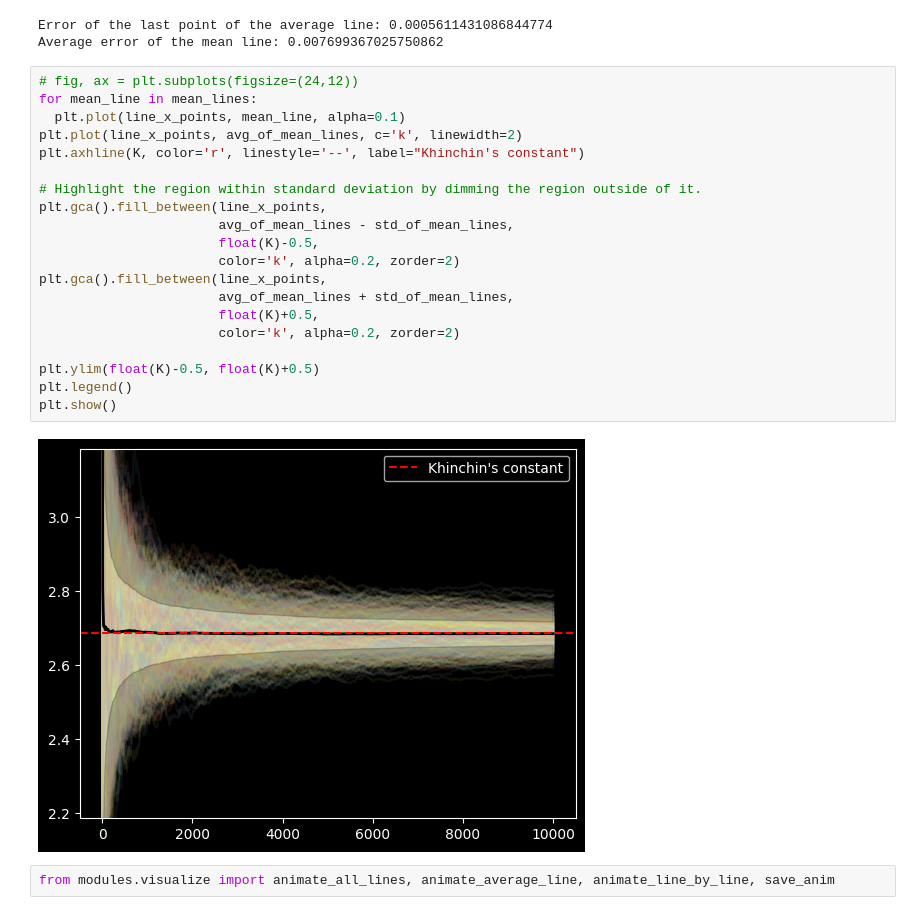
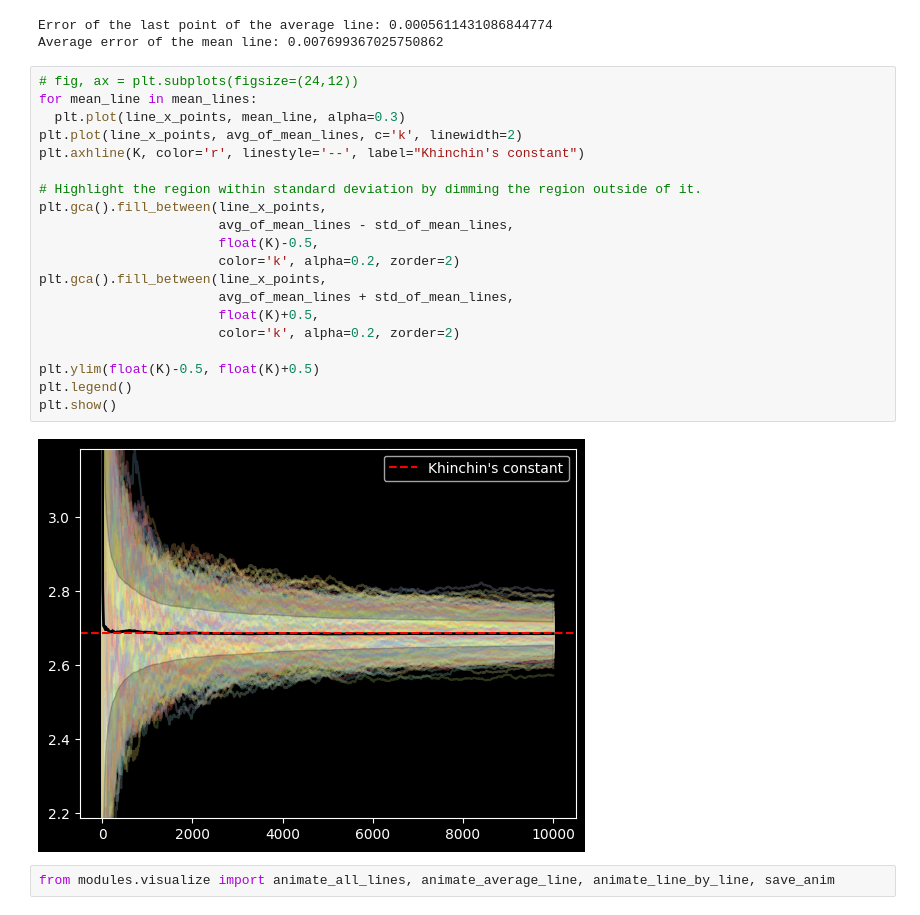
Before and after one commit to Jwalin1/Continued-Fractions, a Jupyter notebook: notebooks/Khinchin_s_constant.ipynb, the cells around one changed output. Drawn from its saved outputs; the diff is of its cells as text.

Commit message:
updated std visualization

```diff
--- a/notebooks/Khinchin_s_constant.ipynb
+++ b/notebooks/Khinchin_s_constant.ipynb
@@ -167,25 +167,25 @@ Average error of the mean line: 0.007699367025750862
 # %%
 # fig, ax = plt.subplots(figsize=(24,12))
 for mean_line in mean_lines:
-  plt.plot(line_x_points, mean_line, alpha=0.1)
+  plt.plot(line_x_points, mean_line, alpha=0.3)
 plt.plot(line_x_points, avg_of_mean_lines, c='k', linewidth=2)
 plt.axhline(K, color='r', linestyle='--', label="Khinchin's constant")
 
 # Highlight the region within standard deviation by dimming the region outside of it.
 plt.gca().fill_between(line_x_points,
                        avg_of_mean_lines - std_of_mean_lines,
                        float(K)-0.5,
                        color='k', alpha=0.2, zorder=2)
 plt.gca().fill_between(line_x_points,
                        avg_of_mean_lines + std_of_mean_lines,
                        float(K)+0.5,
                        color='k', alpha=0.2, zorder=2)
 
 plt.ylim(float(K)-0.5, float(K)+0.5)
 plt.legend()
 plt.show()
 # %% [output]
-[figure, old version]
+[figure, new version]
 # %%
 from modules.visualize import animate_all_lines, animate_average_line, animate_line_by_line, save_anim
 # %% [markdown]
```
Also changed, not shown: parts of 3 cells of this notebook.
